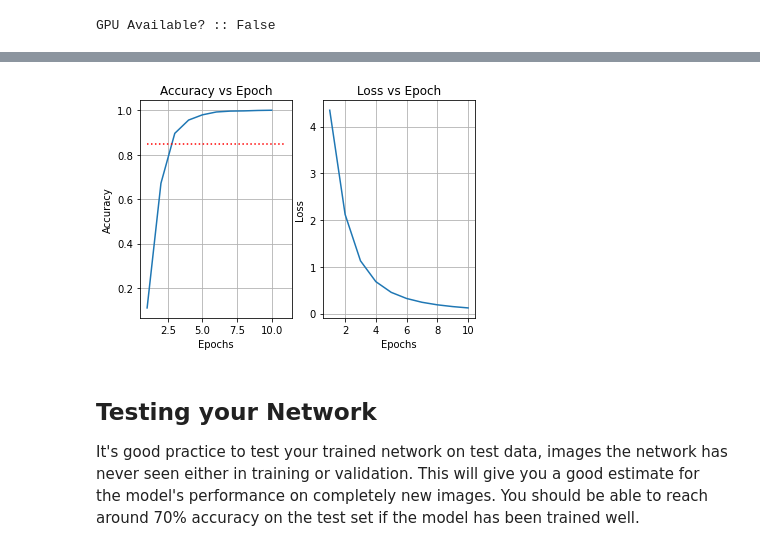
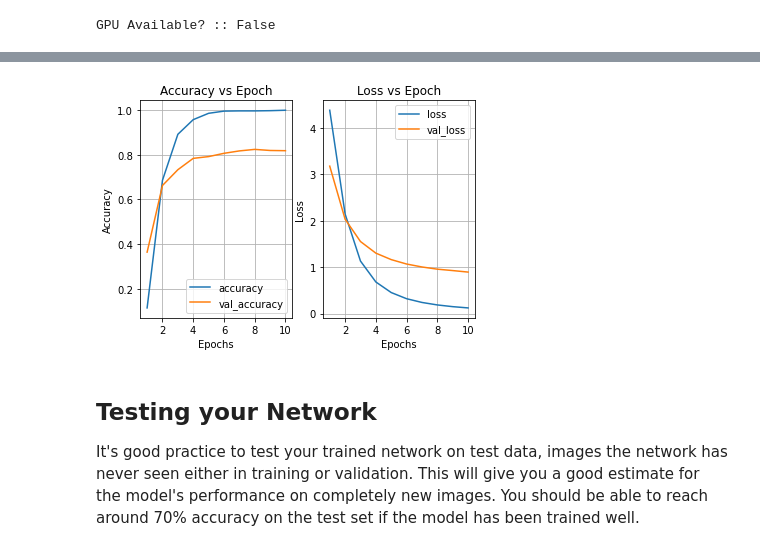
Before and after one commit to tom-itl/Machine_Learning, a Jupyter notebook: p2_image_classifier/Project_Image_Classifier_Project.ipynb, the cells around one changed output, grey strips where cells are left out. Saved outputs shown, nothing was run; the diff lists cells and outputs as text; code cells hidden in the pictures.

Commit message:
Add validation loss & accuracy.

```diff
--- a/p2_image_classifier/Project_Image_Classifier_Project.ipynb
+++ b/p2_image_classifier/Project_Image_Classifier_Project.ipynb
@@ -203,7 +204,3 @@ WARNING:tensorflow:From <ipython-input-12-6cc9337861f9>:1: is_gpu_available (fro
 Instructions for updating:
 Use `tf.config.list_physical_devices('GPU')` instead.
 GPU Available? :: False
-# %%
-EPOCHS = 10
-
-history = model.fit(training_batches, epochs=EPOCHS)
@@ -230,0 +209,4 @@ Epoch 10/10
+# %%
+EPOCHS = 10 # Increased to 20 to see if val_accuracy would get any better, but no, and definitely signs of overfitting
+
+history = model.fit(training_batches, validation_data=validation_batches, epochs=EPOCHS)
@@ -235,16 +238,19 @@ for image_batch, label_batch in training_batches.take(1):
 
 f, (ax1, ax2) = plt.subplots(nrows=1, ncols=2, sharey=False)
 ax1.plot(range(1, EPOCHS + 1), history.history['accuracy'])
-ax1.plot([1, EPOCHS + 1], [0.85, 0.85], ':r')
+ax1.plot(range(1, EPOCHS + 1), history.history['val_accuracy'])
 ax1.set_xlabel('Epochs')
 ax1.set_ylabel('Accuracy')
 ax1.set_title('Accuracy vs Epoch')
+ax1.legend(['accuracy', 'val_accuracy'])
 ax1.grid()
 
 ax2.plot(range(1, EPOCHS + 1), history.history['loss'])
+ax2.plot(range(1, EPOCHS + 1), history.history['val_loss'])
 ax2.set_xlabel('Epochs')
 ax2.set_ylabel('Loss')
 ax2.set_title('Loss vs Epoch')
+ax2.legend(['loss', 'val_loss'])
 ax2.grid()
 plt.show();
 # %% [output]
@@ -252,4 +258,4 @@ plt.show();
-[figure, old version]
+[figure, new version]
 # %% [markdown]
 ## Testing your Network
 
```
Also changed, not shown: parts of 8 cells of this notebook, 2 other files.
